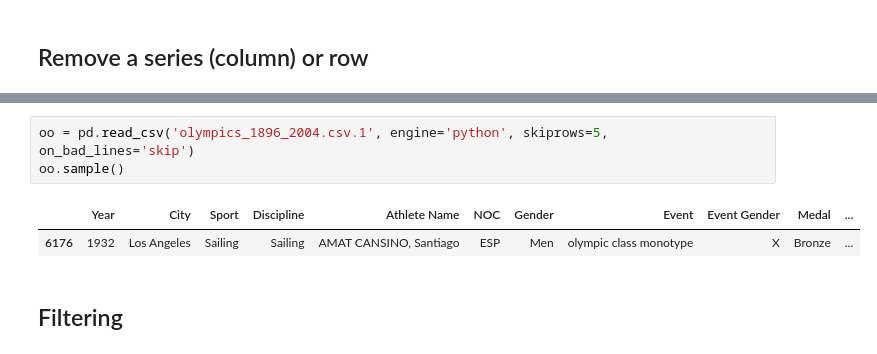
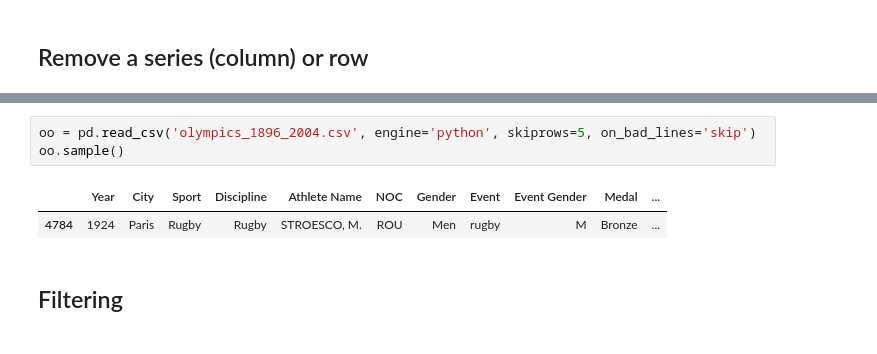
Before and after one commit to NoobRushEr/Pandas-Essential-Training, a Jupyter notebook: intro.ipynb, the cells around one changed output, grey strips where cells are left out. Saved outputs shown, nothing was run; the diff lists cells and outputs as text.

```diff
--- a/intro.ipynb
+++ b/intro.ipynb
@@ -320,9 +320,9 @@ oo.sample()
 # %%
-oo = pd.read_csv('olympics_1896_2004.csv.1', engine='python', skiprows=5, on_bad_lines='skip')
+oo = pd.read_csv('olympics_1896_2004.csv', engine='python', skiprows=5, on_bad_lines='skip')
 oo.sample()
 # %% [output]
 |  | Year | City | Sport | Discipline | Athlete Name | NOC | Gender | Event | Event Gender | Medal | ... |
-| 6176 | 1932 | Los Angeles | Sailing | Sailing | AMAT CANSINO, Santiago | ESP | Men | olympic class monotype | X | Bronze | ... |
+| 4784 | 1924 | Paris | Rugby | Rugby | STROESCO, M. | ROU | Men | rugby | M | Bronze | ... |
 # %% [markdown]
 ## Filtering
 # %%
```
Also changed, not shown: parts of 26 cells of this notebook.
